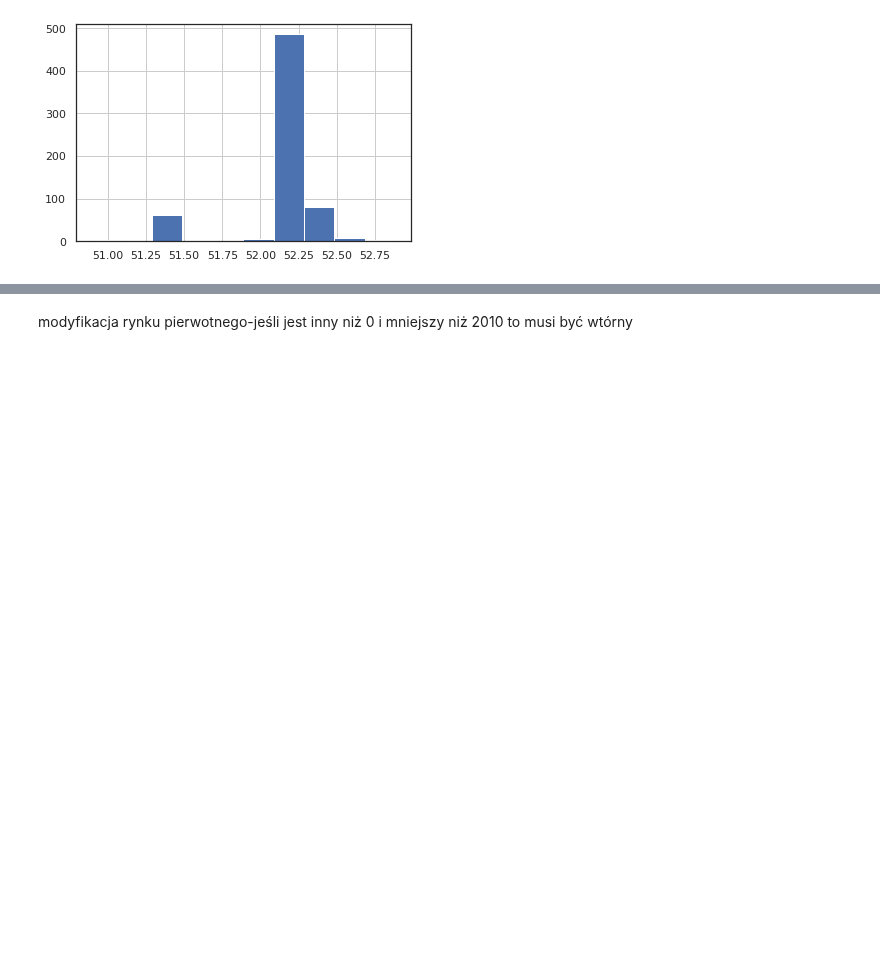
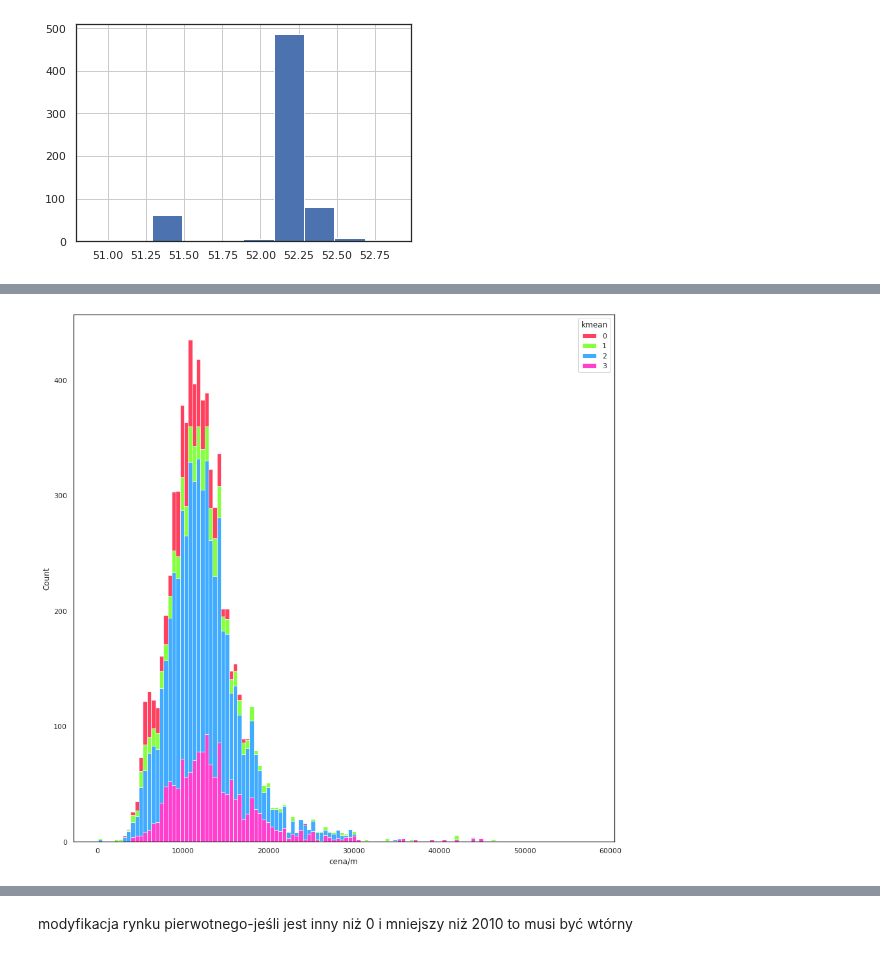
Before and after one commit to KacperGrodecki/Masovian-real-estate, a Jupyter notebook: mazowieckie_colab_rysunki_mieszkania_i_analiza_wczytanie_pliku.ipynb, the cells around one changed output, grey strips where cells are left out. Cells and saved outputs as stored; diff of their text form; code cells hidden in the pictures; blank space fills up the shorter version.

```diff
--- a/mazowieckie_colab_rysunki_mieszkania_i_analiza_wczytanie_pliku.ipynb
+++ b/mazowieckie_colab_rysunki_mieszkania_i_analiza_wczytanie_pliku.ipynb
@@ -187,0 +189,5 @@ ax=sns.histplot(data=final_plots[final_plots['rynek']=='wtórny'], x="materialBu
+# %%
+fig, ax = plt.subplots(figsize=(15,15))
+ax=sns.histplot(data=final_plots1, x='cena/m',hue='kmean',multiple="stack",palette='gist_rainbow')
+# %% [output]
+[figure, added]
```
Also changed, not shown: parts of 34 cells of this notebook.
